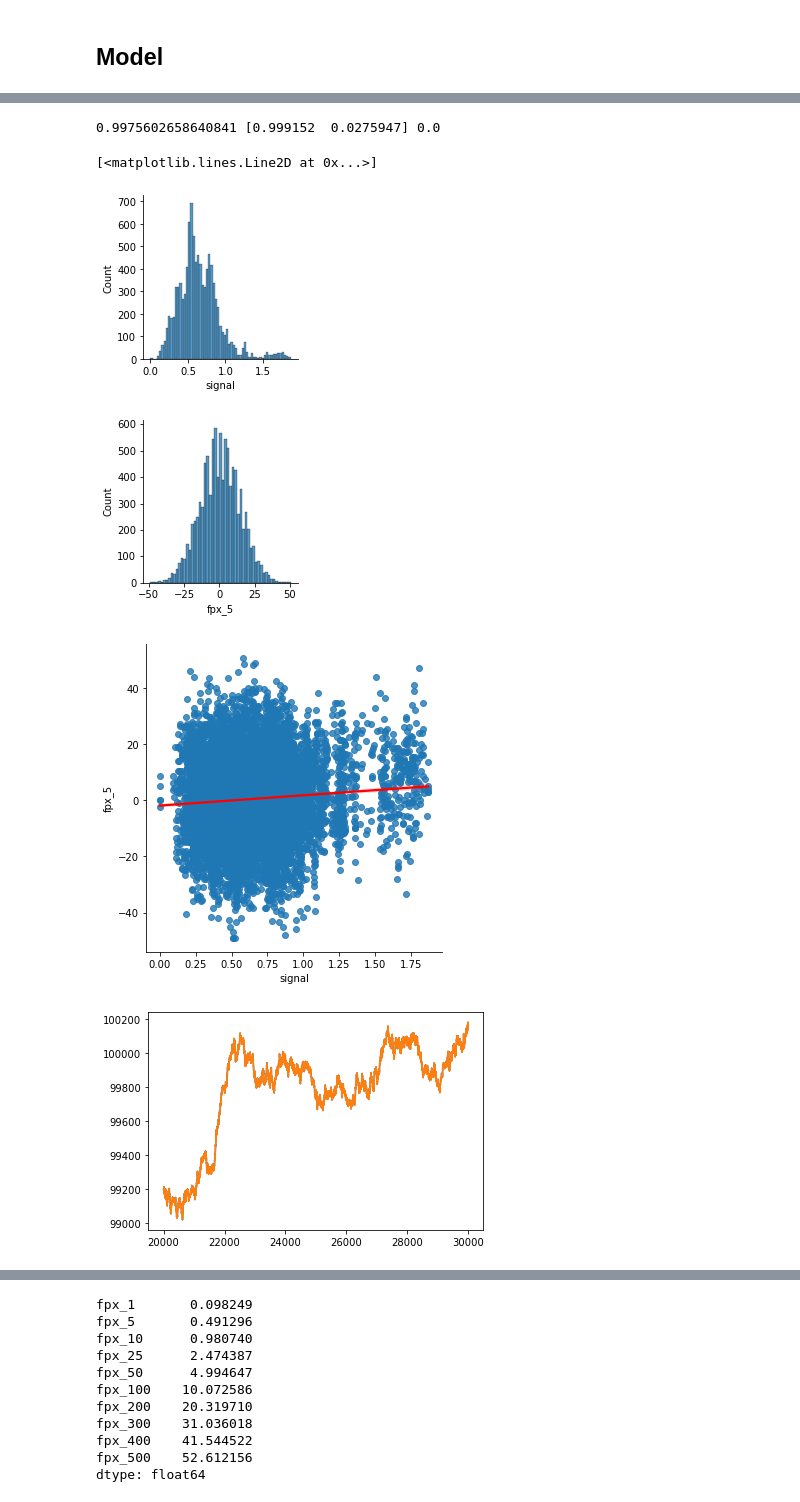
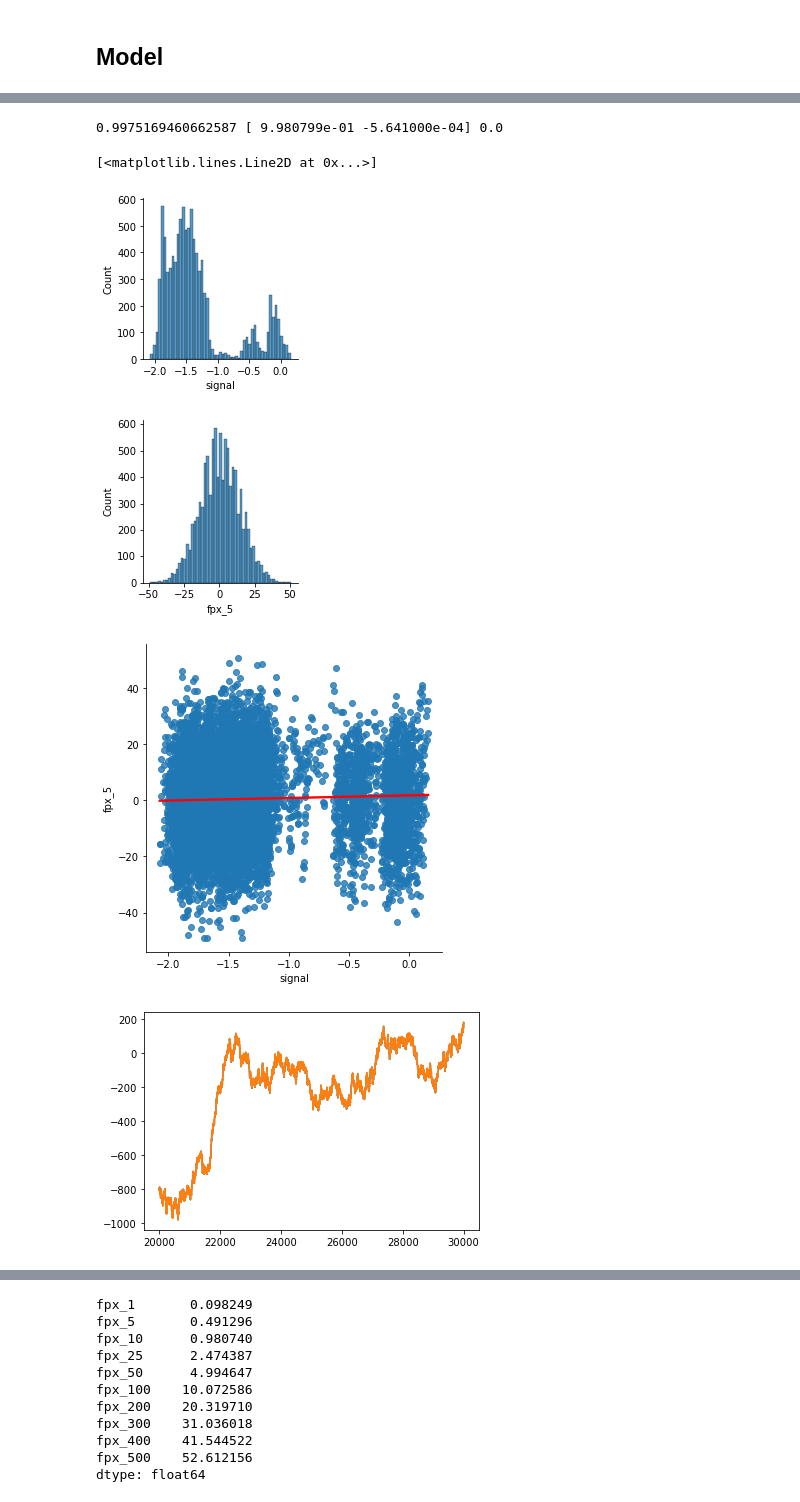
Before and after one commit to XiuLuoShen/imc_prosperity, a Jupyter notebook: Dolphins.ipynb, the cells around one changed output, grey strips where cells are left out. Cells and saved outputs as stored; diff of their text form; code cells hidden in the pictures.

```diff
--- a/Dolphins.ipynb
+++ b/Dolphins.ipynb
@@ -622,34 +803,36 @@ ax.legend()
 quote['time'] = quote.index.values
 quote['norm_price'] = quote['mid_price']-100000
 # %%
-start = 0
-end = start + 20000
+start = 600
+end = 20000
 
+features = ['norm_price', 'emacd3', 'time']
+target = 'norm_price'
 prediction_horizon = 5
 
 train_quote = quote.iloc[start:end].reset_index(drop=True)
-
-X = train_quote[['norm_price', 'DOLPHIN_SIGHTINGS']].values
-y = (train_quote['norm_price'].shift(-prediction_horizon)).values
+X = train_quote[features].values
+y = (train_quote[target].shift(-prediction_horizon)).values
 X = X[:-prediction_horizon]
 y = y[:-prediction_horizon]
 
-reg = LinearRegression(fit_intercept=False).fit(X, y)
-# reg = Ridge(fit_intercept=False).fit(X, y)
+# reg = LinearRegression(fit_intercept=False).fit(X, y)
+reg = Ridge(fit_intercept=False).fit(X, y)
 reg.coef_ = np.round(reg.coef_, 7)
 print(reg.score(X,y), reg.coef_, reg.intercept_)
 prediction = reg.predict(X)
 
-train_quote['prediction'] = train_quote['mid_price']+100000
+train_quote['prediction'] = train_quote[target]
 train_quote.loc[train_quote.index[:-prediction_horizon], 'prediction'] = prediction
-train_quote['signal'] = train_quote['prediction']-train_quote['mid_price']
+train_quote['signal'] = train_quote['prediction']-train_quote[target]
 # train_quote['signal'] = train_quote['signal']
 sns.displot(train_quote['signal'],height=3)
+
 sns.displot(train_quote[f'fpx_{prediction_horizon}'],height=3)
-
-sns.lmplot(x="signal", y=f'fpx_{prediction_horizon}', data=train_quote, line_kws={'color': 'red'})
+# sns.lmplot(x="signal", y=f'fpx_{prediction_horizon}', data=train_quote, line_kws={'color': 'red'})
 
 f, ax = plt.subplots()
 ax.plot('time','prediction',data=train_quote,label='pred')
-ax.plot('time','mid_price',data=train_quote, label='mid_price')
+ax.plot('time',target,data=train_quote, label='target')
+ax.twinx().plot('time','signal',data=train_quote, color='black')
 # %% [output]
@@ -699,36 +872,35 @@ DIVING_GEAR 3504 20000 17.52%
 # %%
 test_start = end
+test_quote = quote.iloc[test_start:].reset_index(drop=True)
 
-test_quote = quote.iloc[test_start:].reset_index(drop=True)
-# test_quote['time'] = test_quote.index.values
-
-# test_quote['DOLPHIN_SIGHTINGS'] -= test_quote['DOLPHIN_SIGHTINGS'].iat[0]
-X = test_quote[['mid_price', 'DOLPHIN_SIGHTINGS']].values
-y = (test_quote['mid_price'].shift(-prediction_horizon)).values
+X = test_quote[features].values
+y = (test_quote[target].shift(-prediction_horizon)).values
 X = X[:-prediction_horizon]
 y = y[:-prediction_horizon]
 
 # reg = LinearRegression(fit_intercept=True).fit(X, y)
 print(reg.score(X,y), reg.coef_, reg.intercept_)
 prediction = reg.predict(X)
 
-test_quote['prediction'] = test_quote['mid_price']
+test_quote['prediction'] = test_quote[target]
 test_quote.loc[test_quote.index[:-prediction_horizon], 'prediction'] = prediction
-test_quote['signal'] = test_quote['prediction']-test_quote['mid_price']
-# train_quote['signal'] = train_quote['signal']
+test_quote['signal'] = test_quote['prediction']-test_quote[target]
+# test_quote['signal'] = test_quote['signal']
 sns.displot(test_quote['signal'],height=3)
+
 sns.displot(test_quote[f'fpx_{prediction_horizon}'],height=3)
 sns.lmplot(x="signal", y=f'fpx_{prediction_horizon}', data=test_quote, line_kws={'color': 'red'})
+
 f, ax = plt.subplots()
 ax.plot('time','prediction',data=test_quote,label='pred')
-ax.plot('time','mid_price',data=test_quote, label='mid_price')
+ax.plot('time',target,data=test_quote, label='target')
 # %% [output]
-0.9975602658640841 [0.999152  0.0275947] 0.0
+0.9975169460662587 [ 9.980799e-01 -5.641000e-04] 0.0
 [<matplotlib.lines.Line2D at 0x...>]
-[figure, old version]
+[figure, new version]
 [figure]
-[figure, old version]
+[figure, new version]
-[figure, old version]
+[figure, new version]
 # %%
 sub_data = test_quote.copy()
 total_samples = len(sub_data)
```
Also changed, not shown: parts of 32 cells of this notebook, 4 other files.
